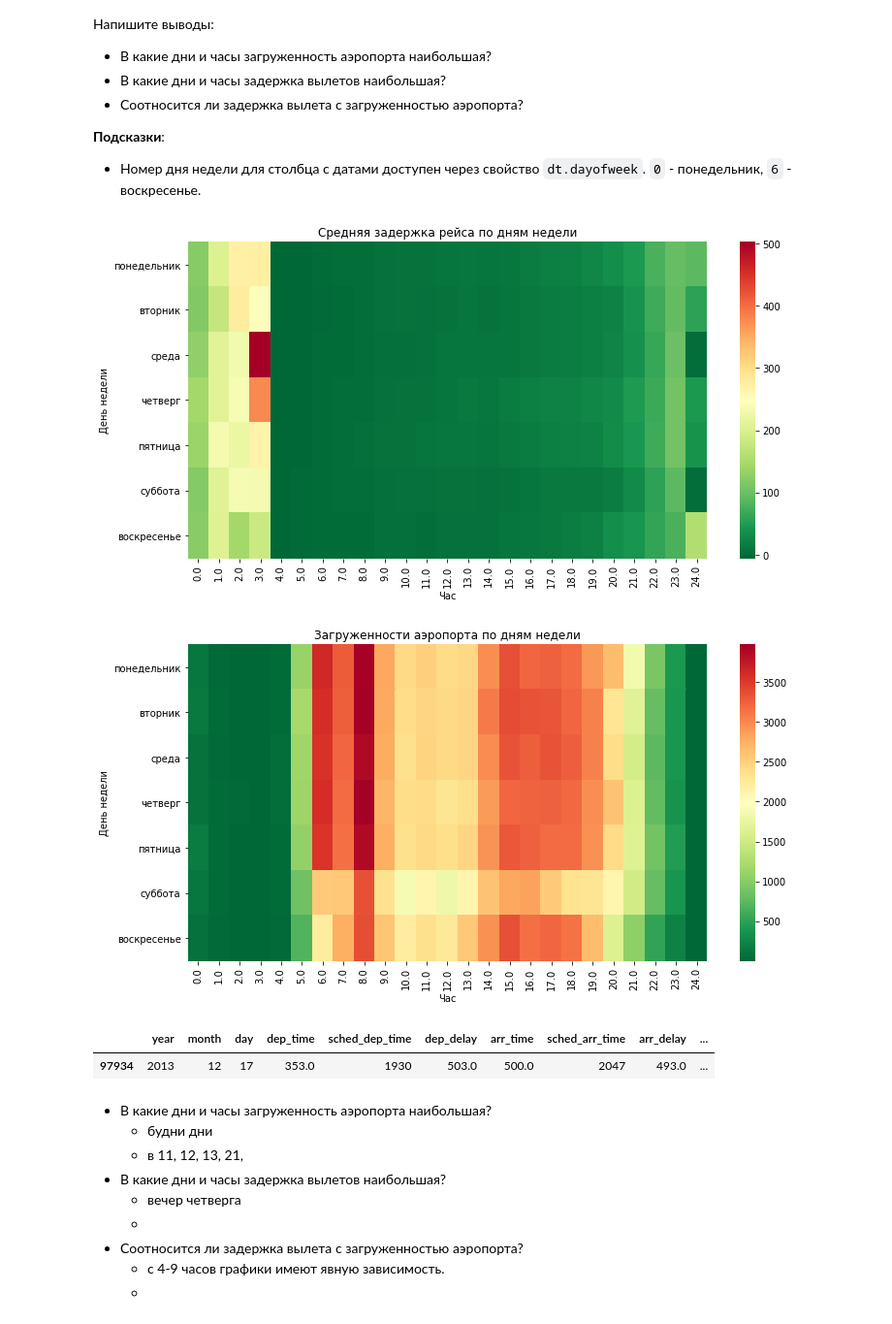
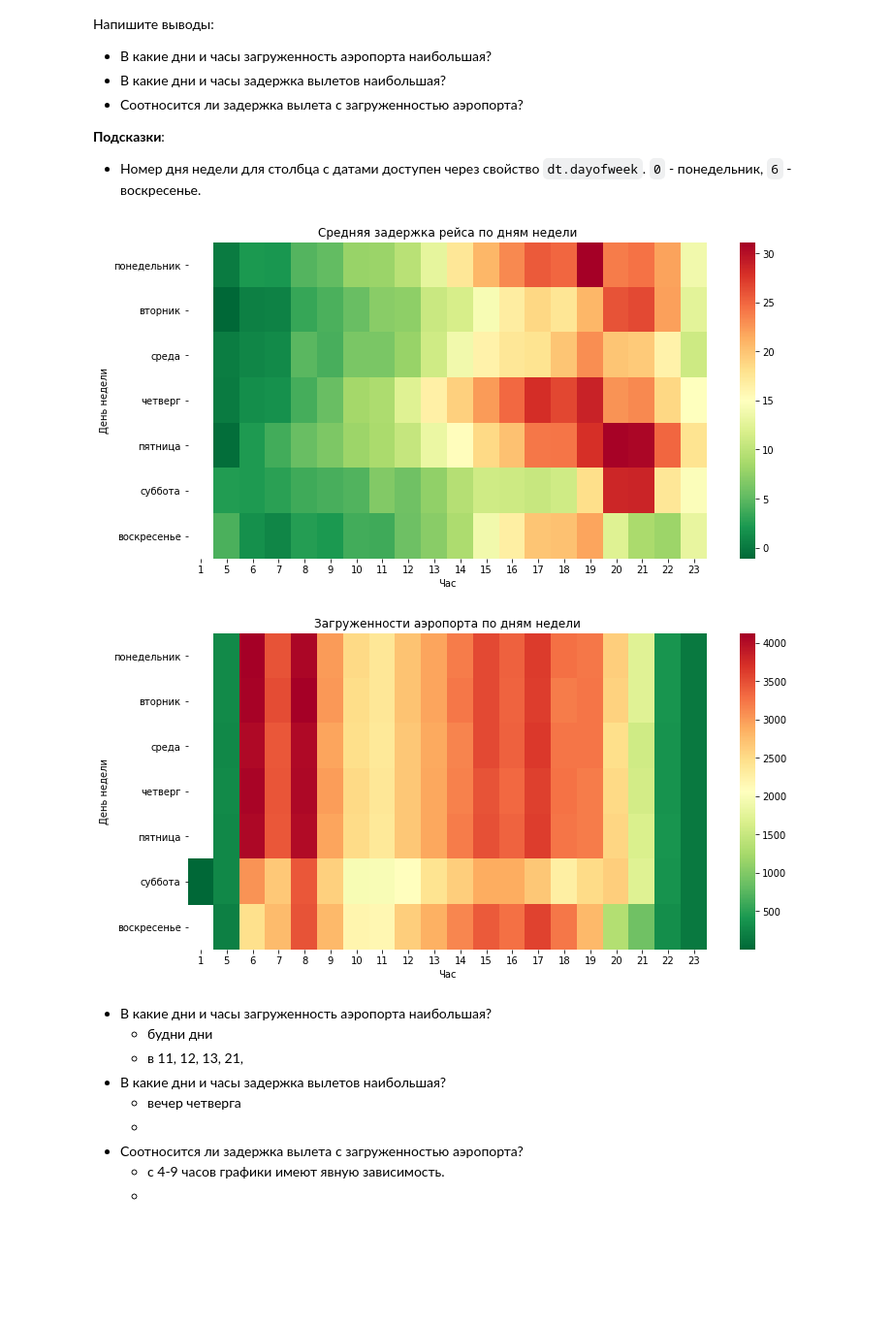
Before and after one commit to sevenzing/delete_this, a Jupyter notebook: assignment2/hw2.ipynb, the cells around one changed output. Shown at 97% size. Drawn from its saved outputs; the diff is of its cells as text; code cells hidden in the pictures; blank space fills up the shorter version.

Commit message:
changed dep_time to hour in task 10

```diff
--- a/assignment2/hw2.ipynb
+++ b/assignment2/hw2.ipynb
@@ -386,36 +393,30 @@ def draw_heatmap(df, x_label, y_label, title):
     ax.set_title(title)
 # %%
 # не очень понятно какой из этих двух df_dep_delay использовать
-df_dep_delay = flights.groupby([flights['time_hour'].dt.dayofweek, flights['dep_time']//100])['dep_delay'].mean().unstack()
+df_dep_delay = flights.groupby([flights['time_hour'].dt.dayofweek, flights['hour']])['dep_delay'].mean().unstack()
 #df_dep_delay = flights.groupby([flights['time_hour'].dt.dayofweek, flights['time_hour'].dt.hour])['dep_delay'].mean().unstack()
 
 # не очень понятной какой из этих двух df_size использовать
-df_size = flights.groupby([flights['time_hour'].dt.dayofweek, flights['dep_time']//100]).size().unstack()
+df_size = flights.groupby([flights['time_hour'].dt.dayofweek, flights['hour']]).size().unstack()
 #df_size = flights.groupby([flights['time_hour'].dt.dayofweek, flights['time_hour'].dt.hour]).size().unstack()
 
 days_of_week = {
     0: 'понедельник',
     1: 'вторник',
     2: 'среда',
     3: 'четверг',
     4: 'пятница',
     5: 'суббота',
     6: 'воскресенье',
     }
 df_dep_delay.index = df_dep_delay.index.map(days_of_week)
 df_size.index = df_size.index.map(days_of_week)
 
 draw_heatmap(df_dep_delay, 'Час', 'День недели', 'Средняя задержка рейса по дням недели')
 draw_heatmap(df_size, 'Час', 'День недели', 'Загруженности аэропорта по дням недели')
 # %% [output]
-[figure, old version]
+[figure, new version]
-[figure, old version]
+[figure, new version]
-# %%
-# в таблице только одна запить со средой и dep_time в 3 часа ночи. из-за этого есть красная точка на первом графике
-flights[(flights['time_hour'].dt.dayofweek == 2) & (flights['dep_time']//100 == 3.0)]
-# %% [output]
-|  | year | month | day | dep_time | sched_dep_time | dep_delay | arr_time | sched_arr_time | arr_delay | ... |
-| 97934 | 2013 | 12 | 17 | 353.0 | 1930 | 503.0 | 500.0 | 2047 | 493.0 | ... |
 # %% [markdown]
  - В какие дни и часы загруженность аэропорта наибольшая?
     + будни дни
```
Also changed, not shown: parts of 1 cell of this notebook.
